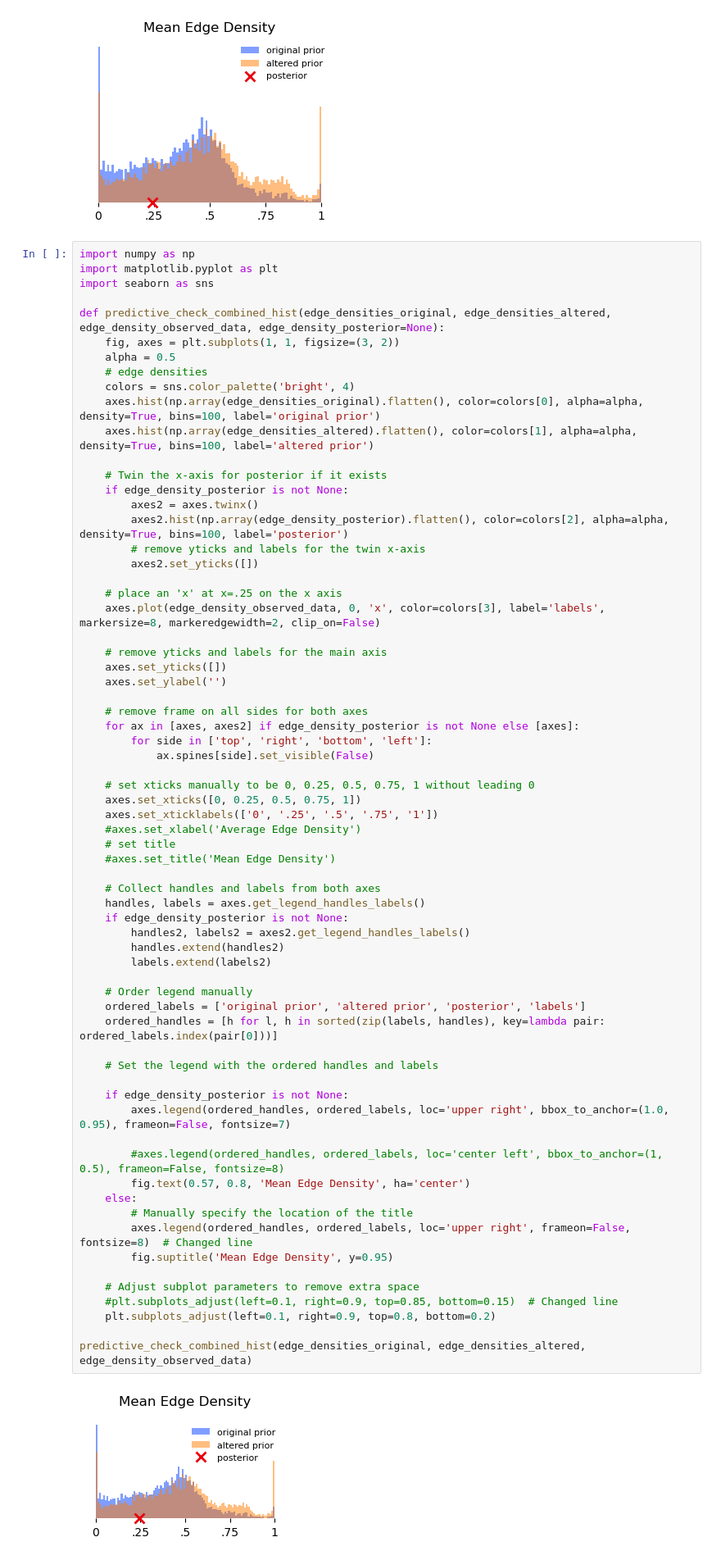
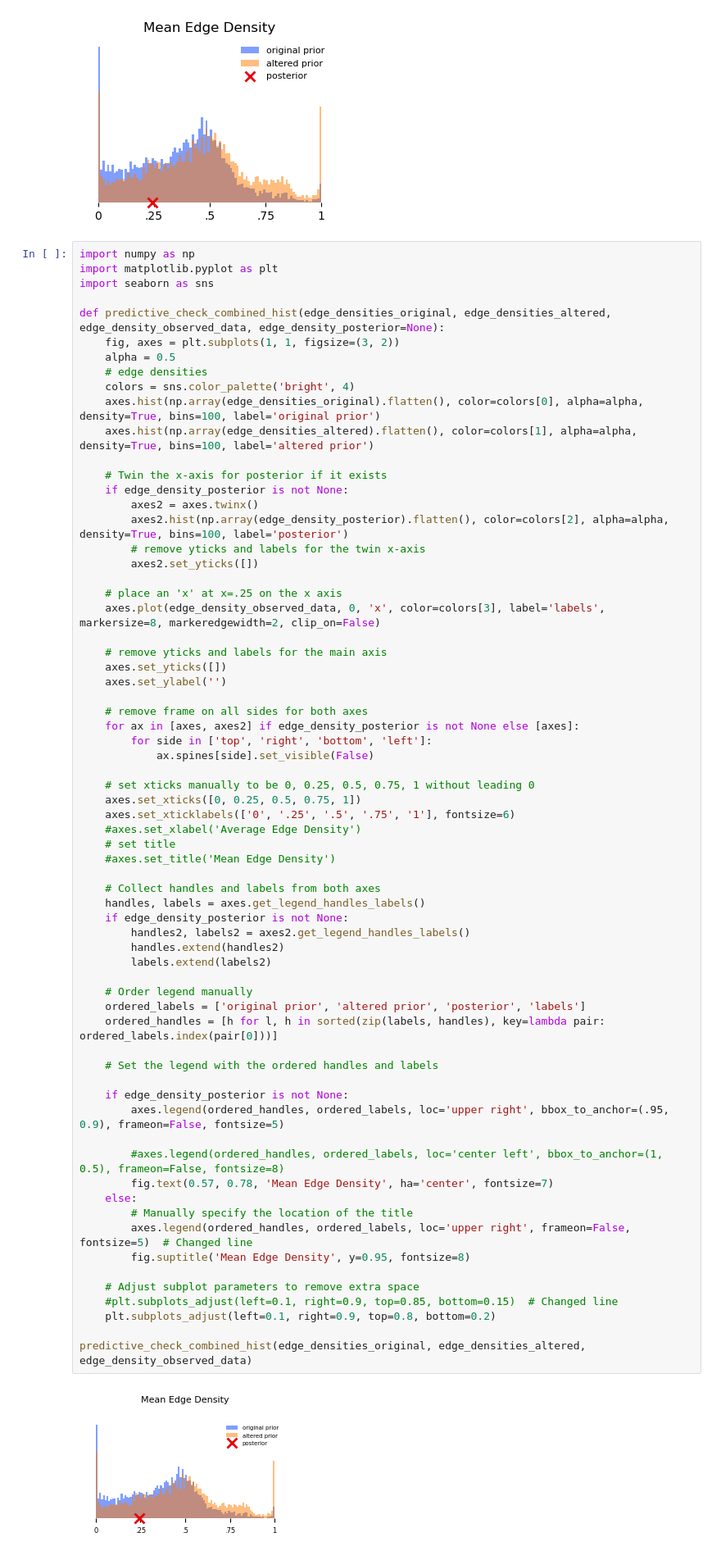
Before and after one commit to maxwass/gsl-bnn, a Jupyter notebook: notebooks/predictive_check_and_subjective_synthetic_eval.ipynb, the cells around one changed output. Shown at 82% size. Drawn from its saved outputs; the diff is of its cells as text.

Commit message:
updated figures for new draft

```diff
--- a/notebooks/predictive_checks.ipynb
+++ b/notebooks/predictive_check_and_subjective_synthetic_eval.ipynb
@@ -278,41 +281,41 @@ def predictive_check_combined_hist(edge_densities_original, edge_densities_alter
 
     # set xticks manually to be 0, 0.25, 0.5, 0.75, 1 without leading 0
     axes.set_xticks([0, 0.25, 0.5, 0.75, 1])
-    axes.set_xticklabels(['0', '.25', '.5', '.75', '1'])
+    axes.set_xticklabels(['0', '.25', '.5', '.75', '1'], fontsize=6)
     #axes.set_xlabel('Average Edge Density')
     # set title
     #axes.set_title('Mean Edge Density')
 
     # Collect handles and labels from both axes
     handles, labels = axes.get_legend_handles_labels()
     if edge_density_posterior is not None:
         handles2, labels2 = axes2.get_legend_handles_labels()
         handles.extend(handles2)
         labels.extend(labels2)
 
     # Order legend manually
     ordered_labels = ['original prior', 'altered prior', 'posterior', 'labels']
     ordered_handles = [h for l, h in sorted(zip(labels, handles), key=lambda pair: ordered_labels.index(pair[0]))]
 
     # Set the legend with the ordered handles and labels
 
     if edge_density_posterior is not None:
-        axes.legend(ordered_handles, ordered_labels, loc='upper right', bbox_to_anchor=(1.0, 0.95), frameon=False, fontsize=7)
+        axes.legend(ordered_handles, ordered_labels, loc='upper right', bbox_to_anchor=(.95, 0.9), frameon=False, fontsize=5)
 
         #axes.legend(ordered_handles, ordered_labels, loc='center left', bbox_to_anchor=(1, 0.5), frameon=False, fontsize=8)
-        fig.text(0.57, 0.8, 'Mean Edge Density', ha='center')
+        fig.text(0.57, 0.78, 'Mean Edge Density', ha='center', fontsize=7)
     else:
         # Manually specify the location of the title
-        axes.legend(ordered_handles, ordered_labels, loc='upper right', frameon=False, fontsize=8)  # Changed line
-        fig.suptitle('Mean Edge Density', y=0.95)
+        axes.legend(ordered_handles, ordered_labels, loc='upper right', frameon=False, fontsize=5)  # Changed line
+        fig.suptitle('Mean Edge Density', y=0.95, fontsize=8)
 
     # Adjust subplot parameters to remove extra space
     #plt.subplots_adjust(left=0.1, right=0.9, top=0.85, bottom=0.15)  # Changed line
     plt.subplots_adjust(left=0.1, right=0.9, top=0.8, bottom=0.2)
 
 predictive_check_combined_hist(edge_densities_original, edge_densities_altered, edge_density_observed_data)
 # %% [output]
-[figure, old version]
+[figure, new version]
 # %% [markdown]
 ## Posterior Predictive Check
 # %%
```
Also changed, not shown: parts of 5 cells of this notebook, 4 other files.
